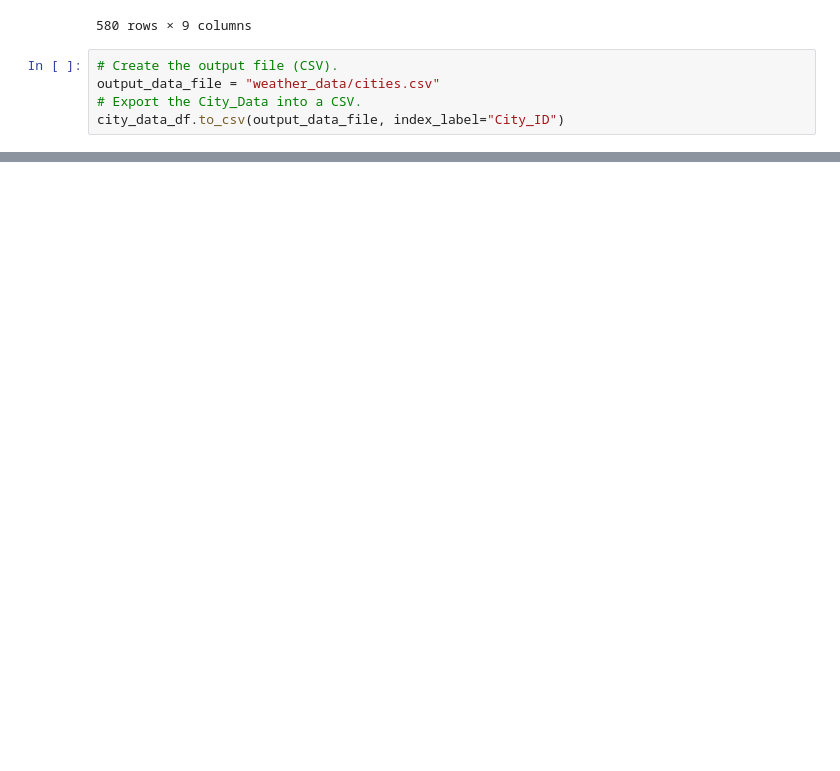
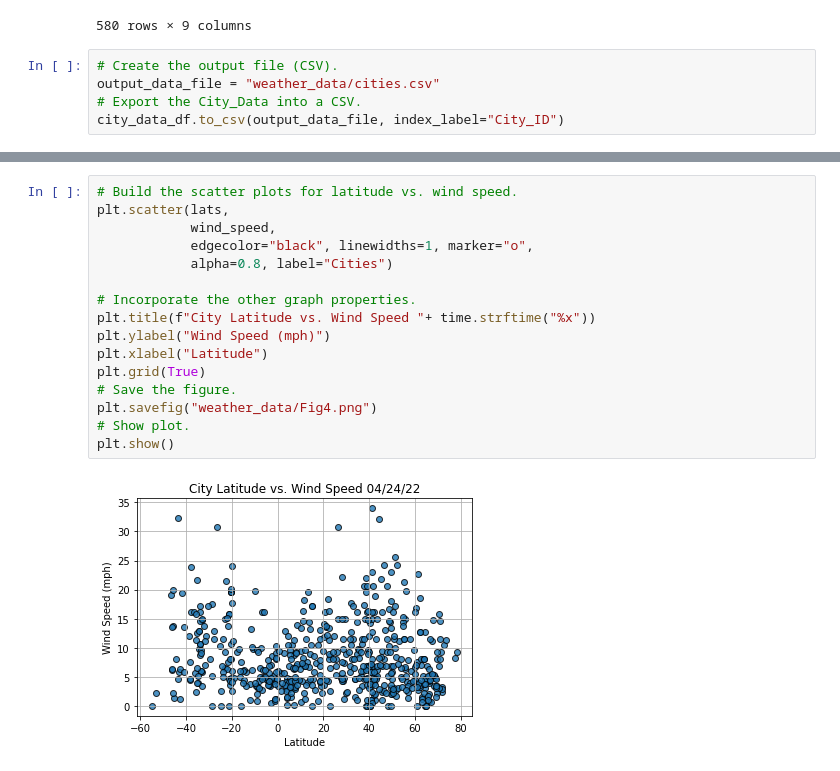
Before and after one commit to kozah346/World_Weather_Analysis, a Jupyter notebook: WeatherPy.ipynb, the cells around one changed output, grey strips where cells are left out. Cells and saved outputs as stored; diff of their text form; blank space fills up the shorter version.

```diff
--- a/WeatherPy.ipynb
+++ b/WeatherPy.ipynb
@@ -171,0 +238,18 @@ city_data_df.to_csv(output_data_file, index_label="City_ID")
+# %%
+# Build the scatter plots for latitude vs. wind speed.
+plt.scatter(lats,
+            wind_speed,
+            edgecolor="black", linewidths=1, marker="o",
+            alpha=0.8, label="Cities")
+
+# Incorporate the other graph properties.
+plt.title(f"City Latitude vs. Wind Speed "+ time.strftime("%x"))
+plt.ylabel("Wind Speed (mph)")
+plt.xlabel("Latitude")
+plt.grid(True)
+# Save the figure.
+plt.savefig("weather_data/Fig4.png")
+# Show plot.
+plt.show()
+# %% [output]
+[figure, added]
```
Also changed, not shown: parts of 4 cells of this notebook.
